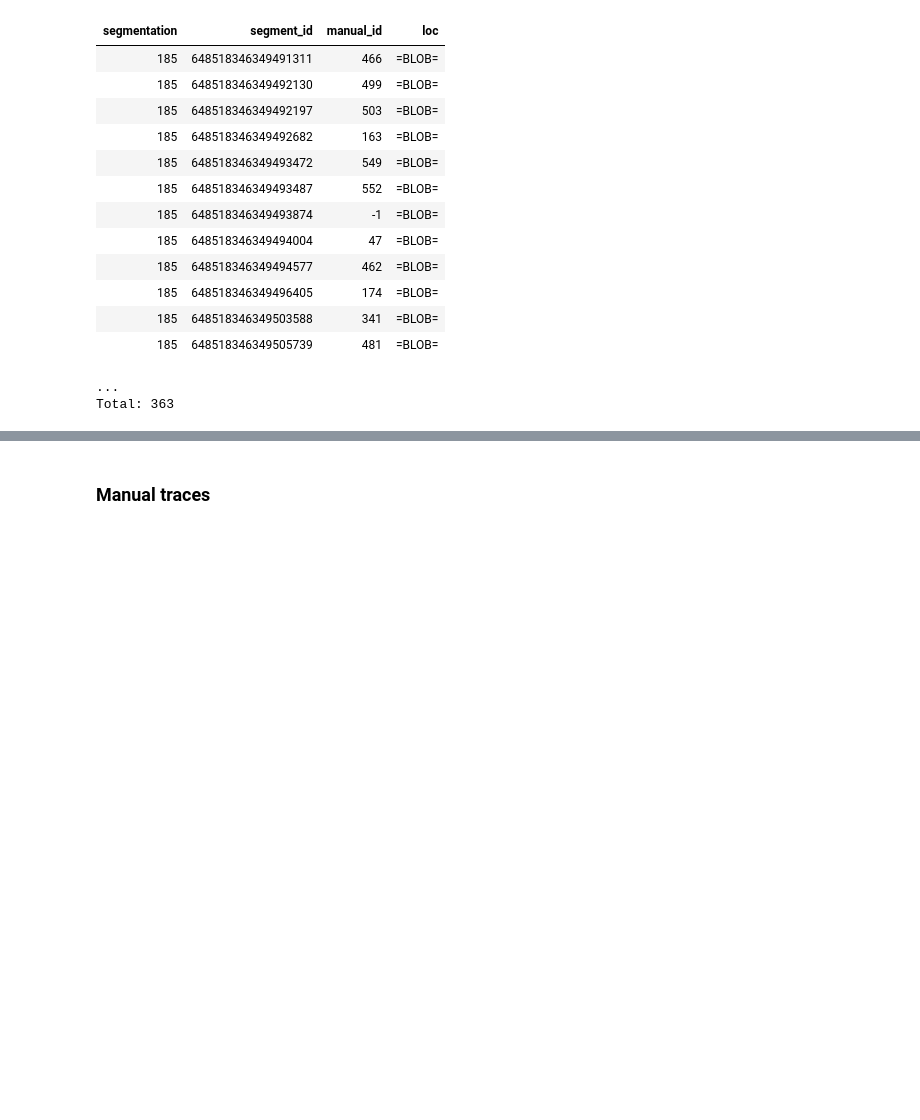
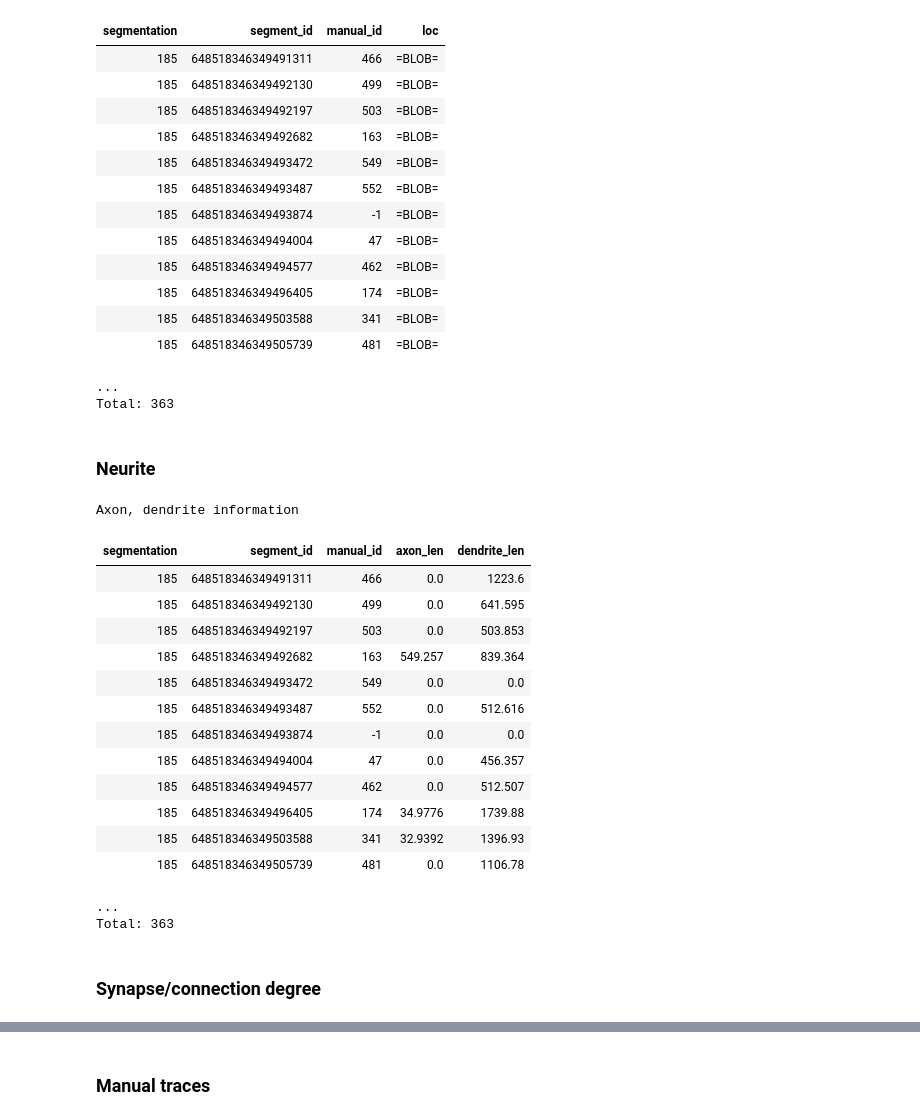
Before and after one commit to seung-lab/datajoint_seung, a Jupyter notebook: pinky_public/python/pinky.ipynb, the cells around one changed output, grey strips where cells are left out. Cells and saved outputs as stored; diff of their text form; code cells hidden in the pictures; blank space fills up the shorter version.

```diff
--- a/pinky_public/python/pinky.ipynb
+++ b/pinky_public/python/pinky.ipynb
@@ -334,3 +334,5 @@ Soma information
 | 185 | 648518346349505739 | 481 | =BLOB= |
 ...
 Total: 363
+# %% [markdown]
+### Neurite
@@ -336,0 +357,21 @@ Total: 363
+# %%
+Neurite()
+# %% [output]
+Axon, dendrite information
+| segmentation | segment_id | manual_id | axon_len | dendrite_len |
+| 185 | 648518346349491311 | 466 | 0.0 | 1223.6 |
+| 185 | 648518346349492130 | 499 | 0.0 | 641.595 |
+| 185 | 648518346349492197 | 503 | 0.0 | 503.853 |
+| 185 | 648518346349492682 | 163 | 549.257 | 839.364 |
+| 185 | 648518346349493472 | 549 | 0.0 | 0.0 |
+| 185 | 648518346349493487 | 552 | 0.0 | 512.616 |
+| 185 | 648518346349493874 | -1 | 0.0 | 0.0 |
+| 185 | 648518346349494004 | 47 | 0.0 | 456.357 |
+| 185 | 648518346349494577 | 462 | 0.0 | 512.507 |
+| 185 | 648518346349496405 | 174 | 34.9776 | 1739.88 |
+| 185 | 648518346349503588 | 341 | 32.9392 | 1396.93 |
+| 185 | 648518346349505739 | 481 | 0.0 | 1106.78 |
+...
+Total: 363
+# %% [markdown]
+### Synapse/connection degree
```
Also changed, not shown: parts of 5 cells of this notebook, 2 other files.
